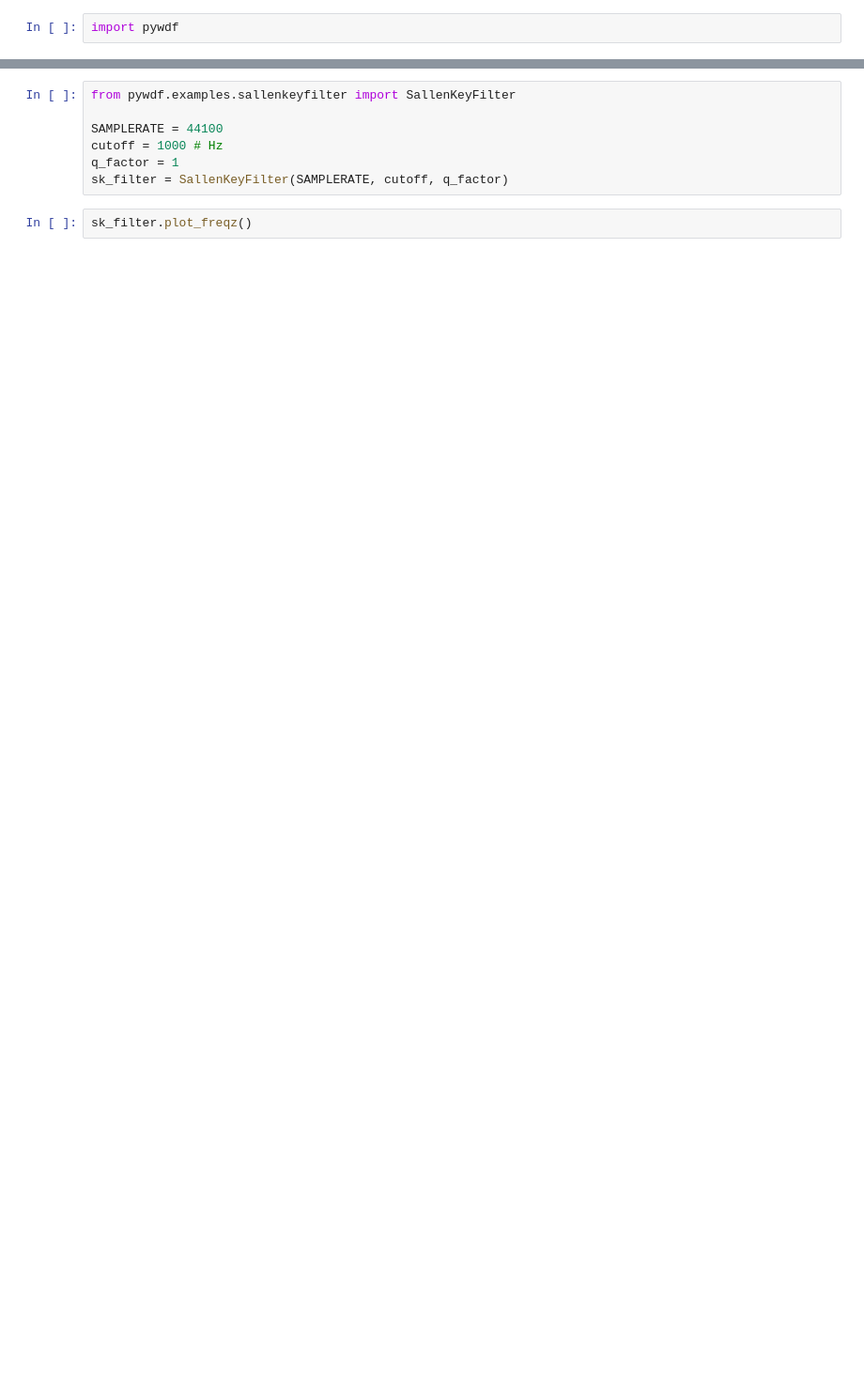
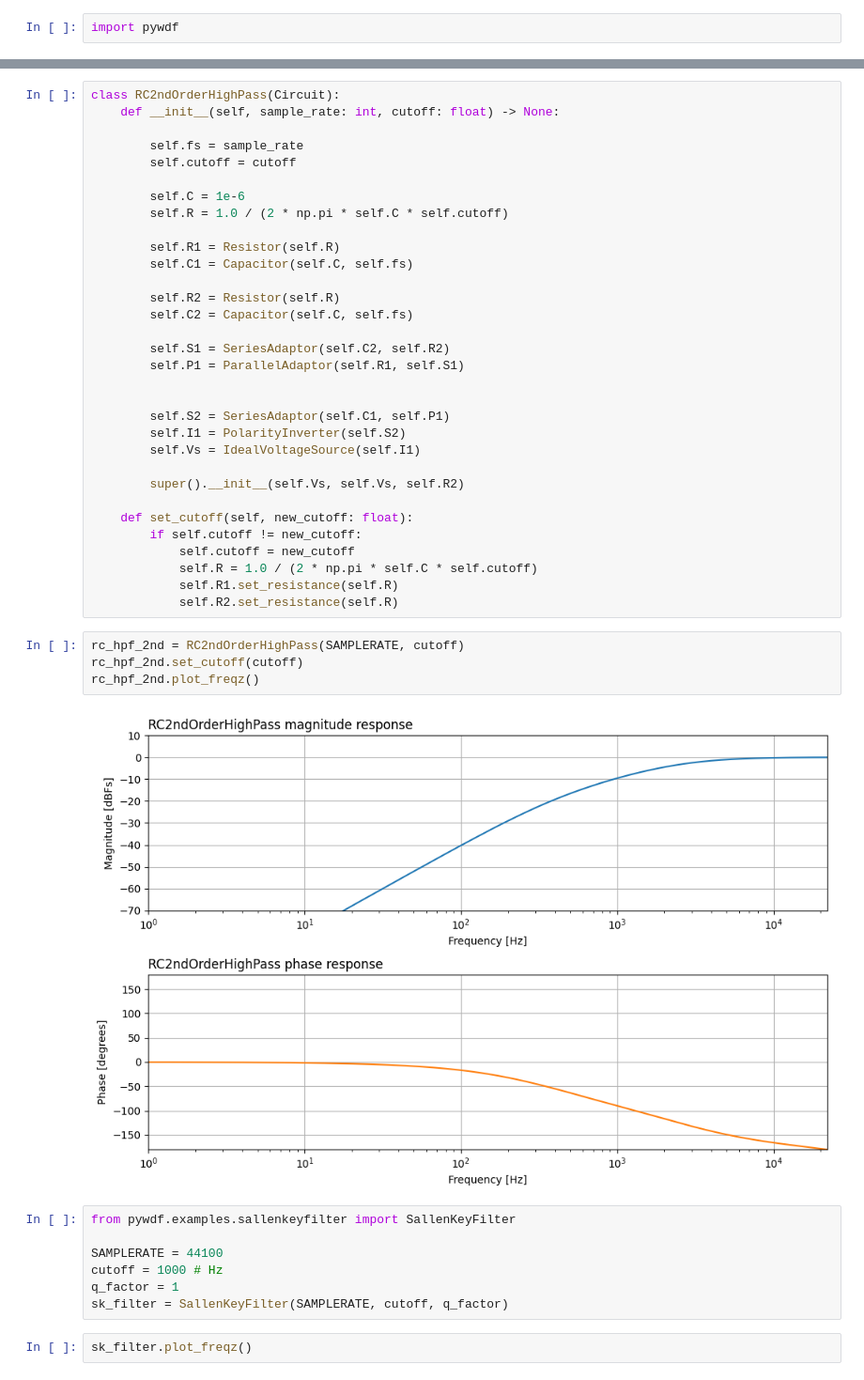
Before and after one commit to xaviliz/mtl-2025, a Jupyter notebook: python/pywdf_examples.ipynb, the cells around one changed output, grey strips where cells are left out. Shown: that part at 94% size. Cells and saved outputs as stored; diff of their text form; blank space fills up the shorter version.

```diff
--- a/python/pywdf_examples.ipynb
+++ b/python/pywdf_examples.ipynb
@@ -3,3 +45,41 @@ import pywdf
+# %%
+class RC2ndOrderHighPass(Circuit):
+    def __init__(self, sample_rate: int, cutoff: float) -> None:
+
+        self.fs = sample_rate
+        self.cutoff = cutoff
+
+        self.C = 1e-6
+        self.R = 1.0 / (2 * np.pi * self.C * self.cutoff)
+
+        self.R1 = Resistor(self.R)
+        self.C1 = Capacitor(self.C, self.fs)
+
+        self.R2 = Resistor(self.R)
+        self.C2 = Capacitor(self.C, self.fs)
+
+        self.S1 = SeriesAdaptor(self.C2, self.R2)
+        self.P1 = ParallelAdaptor(self.R1, self.S1)
+
+
+        self.S2 = SeriesAdaptor(self.C1, self.P1)
+        self.I1 = PolarityInverter(self.S2)
+        self.Vs = IdealVoltageSource(self.I1)
+
+        super().__init__(self.Vs, self.Vs, self.R2)
+
+    def set_cutoff(self, new_cutoff: float):
+        if self.cutoff != new_cutoff:
+            self.cutoff = new_cutoff
+            self.R = 1.0 / (2 * np.pi * self.C * self.cutoff)
+            self.R1.set_resistance(self.R)
+            self.R2.set_resistance(self.R)
+# %%
+rc_hpf_2nd = RC2ndOrderHighPass(SAMPLERATE, cutoff)
+rc_hpf_2nd.set_cutoff(cutoff)
+rc_hpf_2nd.plot_freqz()
+# %% [output]
+[figure, added]
 # %%
 from pywdf.examples.sallenkeyfilter import SallenKeyFilter
 
```
Also changed, not shown: parts of 3 cells of this notebook.
